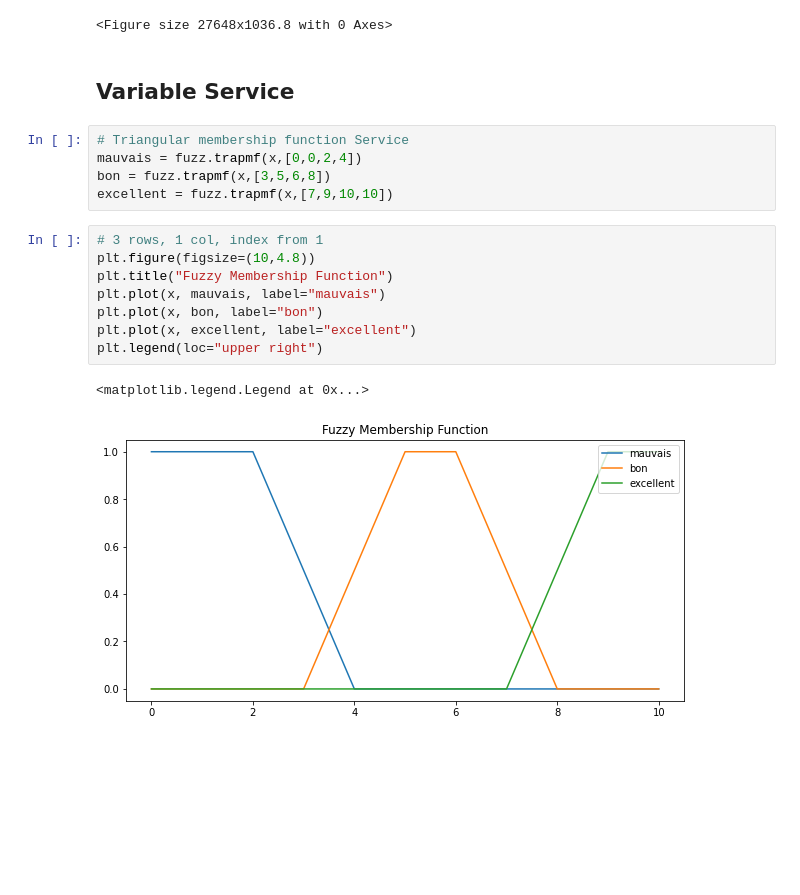
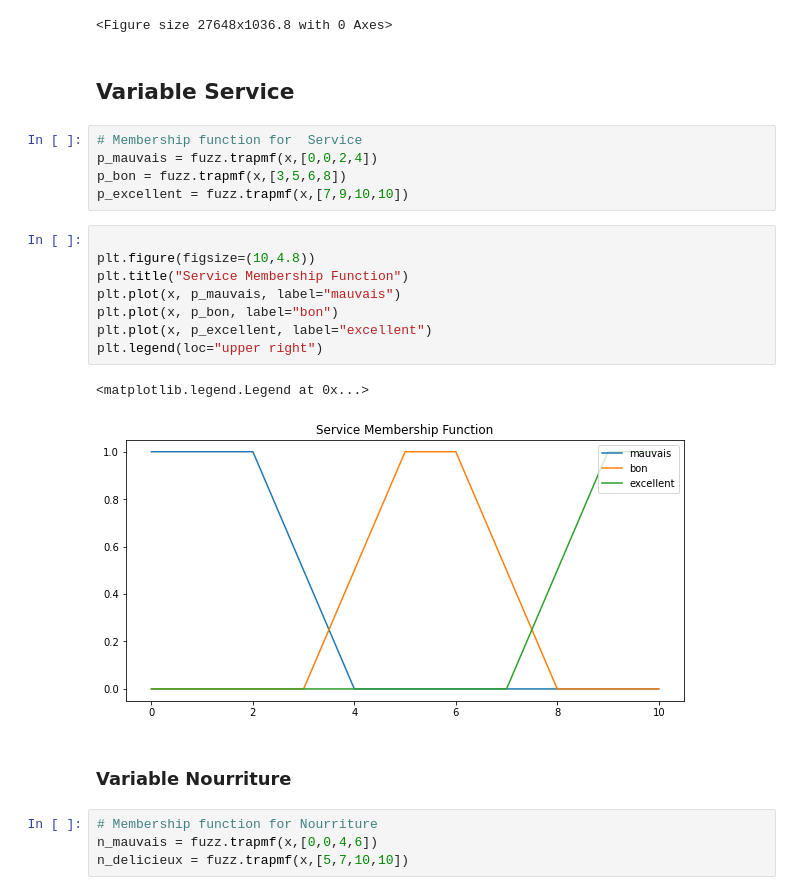
Before and after one commit to chikoungoun/Maths, a Jupyter notebook: Fuzzy Logic/Fuzzy logic - Pourboire.ipynb, the cells around one changed output. Cells and saved outputs as stored; diff of their text form; blank space fills up the shorter version.

Commit message:
Nourriture Membership function

```diff
--- a/Fuzzy Logic/Fuzzy logic - Pourboire.ipynb
+++ b/Fuzzy Logic/Fuzzy logic - Pourboire.ipynb
@@ -25,21 +25,27 @@ plt.figure(figsize=(6.4 * fig_scale*20,4.8*fig_scale))
 # %% [output]
 <Figure size 27648x1036.8 with 0 Axes>
 <Figure size 27648x1036.8 with 0 Axes>
-# %% [markdown]
-## Variable Service
+# %% [markdown]
+## Variable Service
 # %%
-# Triangular membership function Service
-mauvais = fuzz.trapmf(x,[0,0,2,4])
-bon = fuzz.trapmf(x,[3,5,6,8])
-excellent = fuzz.trapmf(x,[7,9,10,10])
+# Membership function for  Service
+p_mauvais = fuzz.trapmf(x,[0,0,2,4])
+p_bon = fuzz.trapmf(x,[3,5,6,8])
+p_excellent = fuzz.trapmf(x,[7,9,10,10])
 # %%
-# 3 rows, 1 col, index from 1
+
 plt.figure(figsize=(10,4.8))
-plt.title("Fuzzy Membership Function")
-plt.plot(x, mauvais, label="mauvais")
-plt.plot(x, bon, label="bon")
-plt.plot(x, excellent, label="excellent")
+plt.title("Service Membership Function")
+plt.plot(x, p_mauvais, label="mauvais")
+plt.plot(x, p_bon, label="bon")
+plt.plot(x, p_excellent, label="excellent")
 plt.legend(loc="upper right")
 # %% [output]
 <matplotlib.legend.Legend at 0x...>
-[figure, old version]
+[figure, new version]
+# %% [markdown]
+### Variable Nourriture
+# %%
+# Membership function for Nourriture
+n_mauvais = fuzz.trapmf(x,[0,0,4,6])
+n_delicieux = fuzz.trapmf(x,[5,7,10,10])
```
Also changed, not shown: parts of 3 cells of this notebook.
